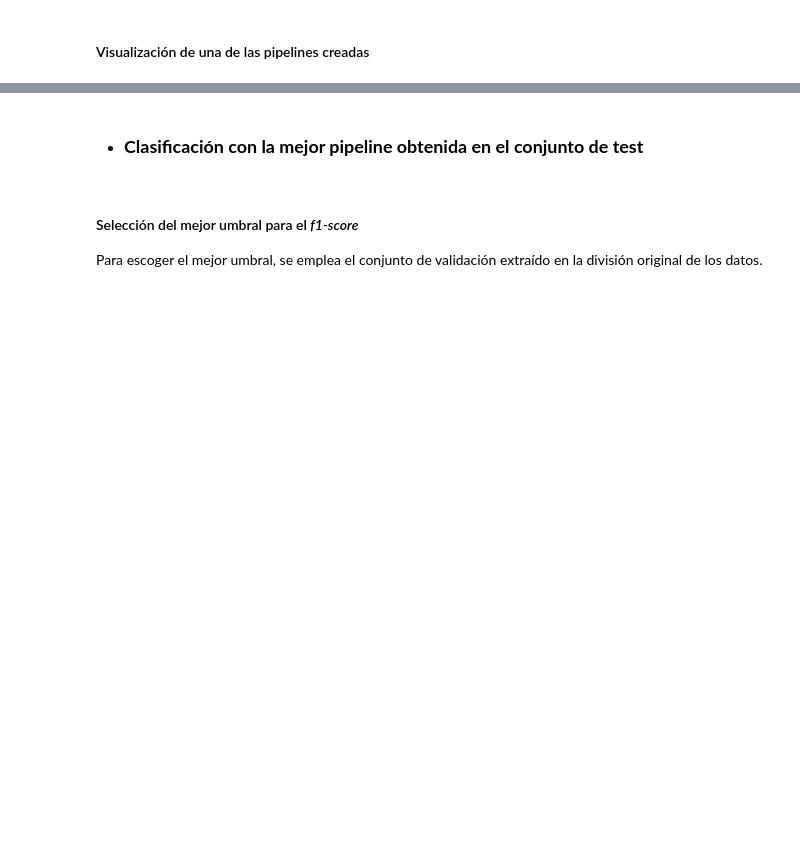
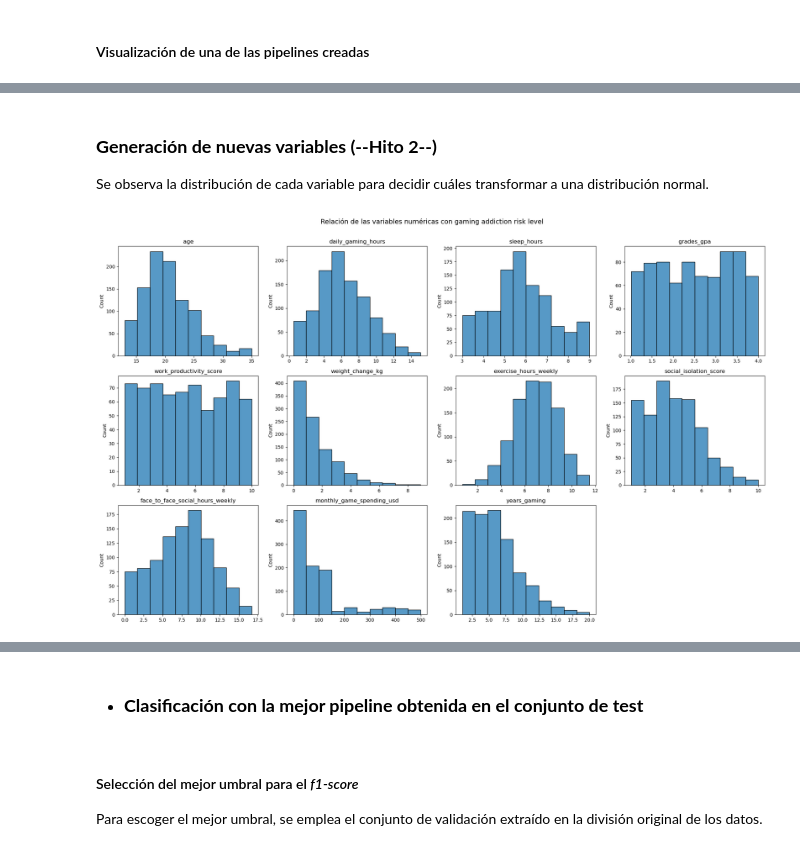
Before and after one commit to Miguelon1708/Trabajo-Mineria, a Jupyter notebook: main.ipynb, the cells around one changed output, grey strips where cells are left out. Drawn from its saved outputs; the diff is of its cells as text; code cells hidden in the pictures; blank space fills up the shorter version.

```diff
--- a/main.ipynb
+++ b/main.ipynb
@@ -405,0 +648,18 @@ Mejor área bajo la curva PR: 0.7806283380889305
+# %% [markdown]
+### **Generación de nuevas variables (--Hito 2--)**
+Se observa la distribución de cada variable para decidir cuáles transformar a una distribución normal.
+# %%
+fig, axes = plt.subplots(3, 4, figsize=(20, 12))
+axes = axes.flatten()
+
+for i, var in enumerate(vars_numericas):
+    sns.histplot(data=datos_plot, x=var, ax=axes[i], bins=10)
+    axes[i].set_title(var)
+    axes[i].set_xlabel('')
+
+axes[-1].set_visible(False) # sobra un subplot
+
+fig.suptitle('Relación de las variables numéricas con gaming addiction risk level', fontsize=14, y=1.01)
+plt.tight_layout()
+# %% [output]
+[figure, added]
```
Also changed, not shown: parts of 47 cells of this notebook, 1 other file.
